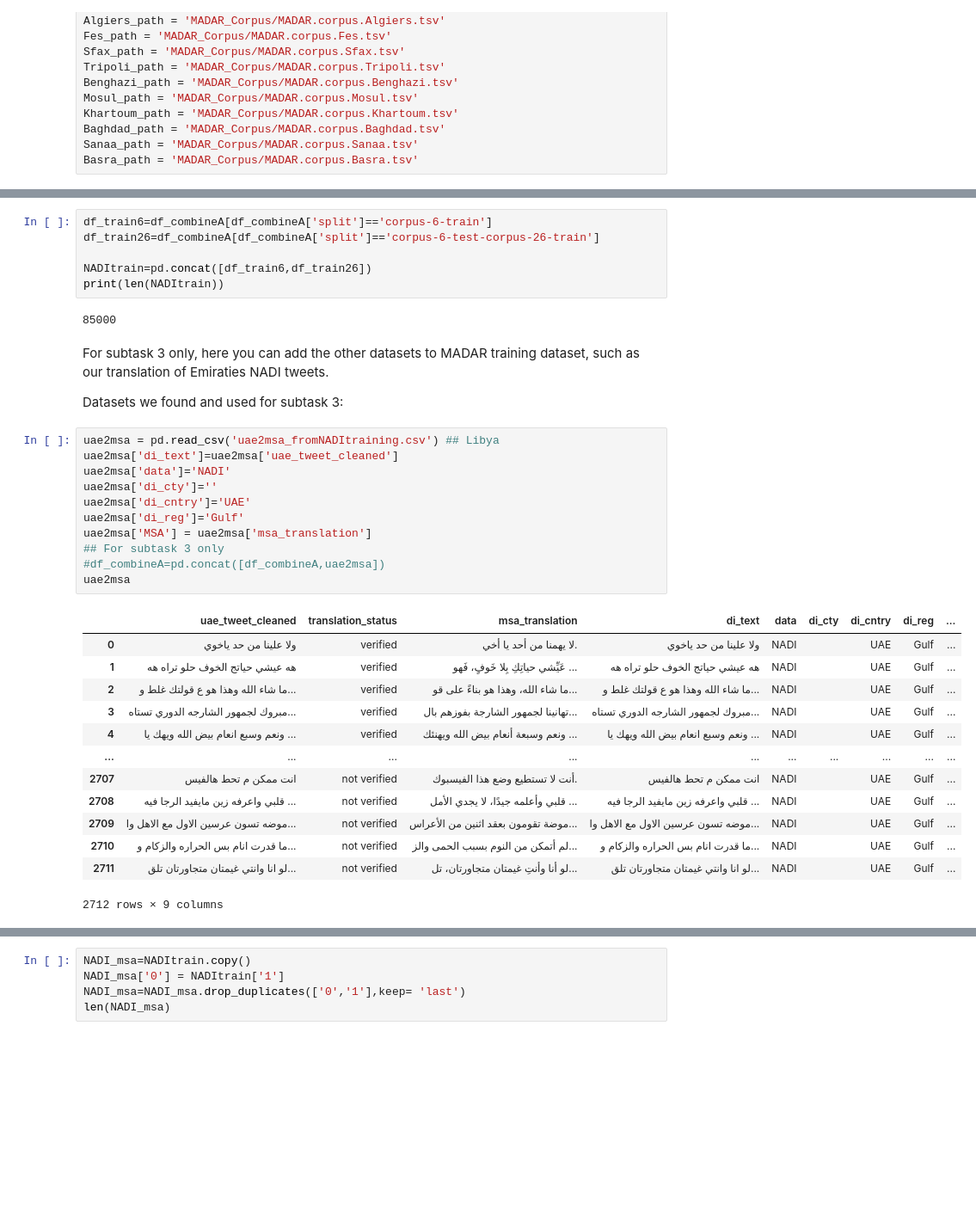
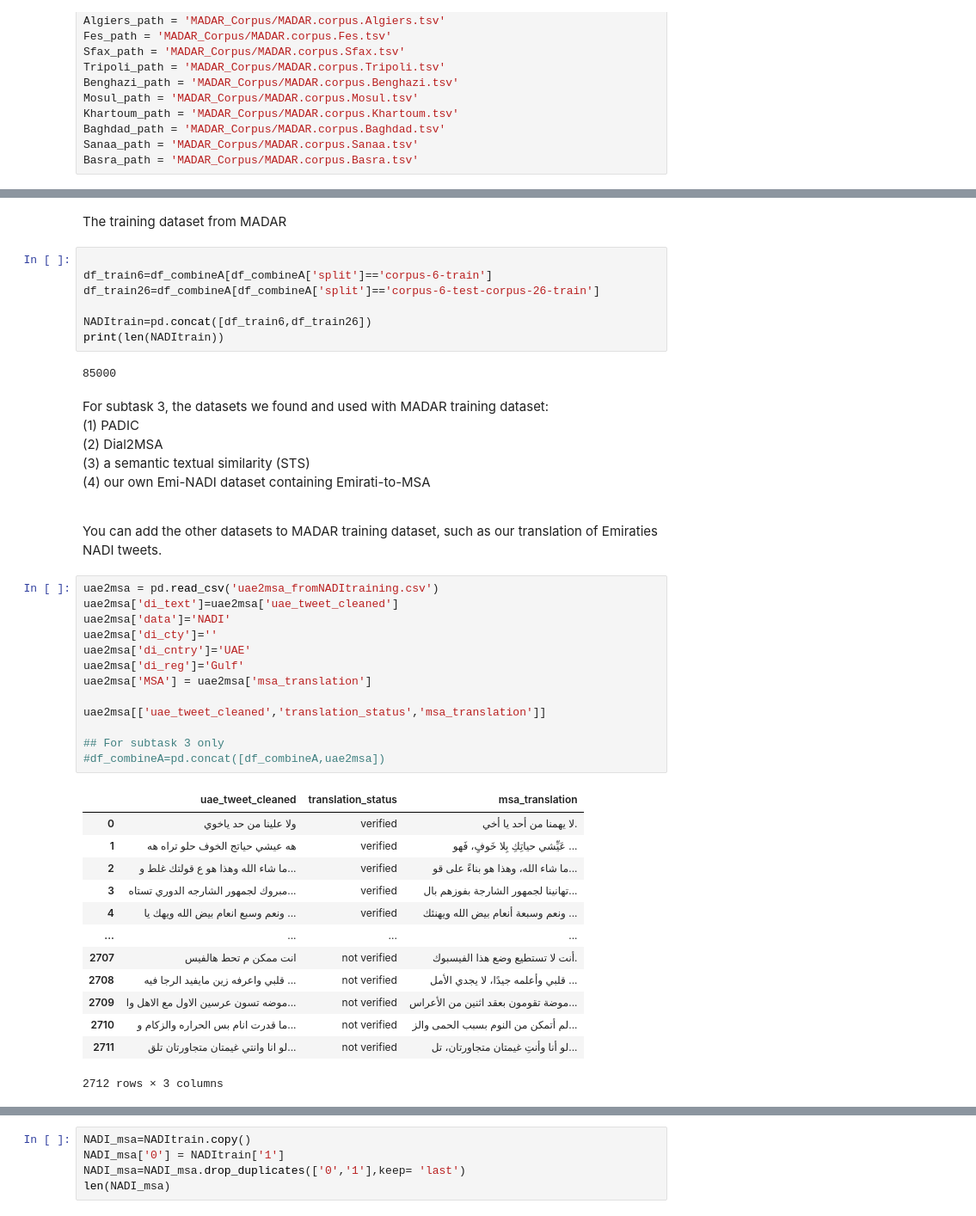
Before and after one commit to khered20/UniManc_NADI2023_ArabicDialectToMSA_MT, a Jupyter notebook: DataPreparation.ipynb, the cells around one changed output, grey strips where cells are left out. Shown at 86% size. Saved outputs shown, nothing was run; the diff lists cells and outputs as text; blank space fills up the shorter version.

```diff
--- a/DataPreparation.ipynb
+++ b/DataPreparation.ipynb
@@ -314,7 +314,10 @@ df_combineA=pd.concat([df_combineA,M_Sanaa])
 print(len(df_combineA))
 # %% [output]
 100000
+# %% [markdown]
+The training dataset from MADAR
 # %%
+
 df_train6=df_combineA[df_combineA['split']=='corpus-6-train']
 df_train26=df_combineA[df_combineA['split']=='corpus-6-test-corpus-26-train']
 
@@ -323,34 +326,40 @@ print(len(NADItrain))
 # %% [output]
 85000
 # %% [markdown]
-For subtask 3 only, here you can add the other datasets to MADAR training dataset, such as our translation of Emiraties NADI tweets.
+For subtask 3, the datasets we found and used with MADAR training dataset:
+<br>(1) PADIC
+<br>(2) Dial2MSA
+<br>(3) a semantic textual similarity (STS)
+<br>(4) our own Emi-NADI dataset containing Emirati-to-MSA
 
-Datasets we found and used for subtask 3:
+<br>You can add the other datasets to MADAR training dataset, such as our translation of Emiraties NADI tweets.
 # %%
-uae2msa = pd.read_csv('uae2msa_fromNADItraining.csv') ## Libya
+uae2msa = pd.read_csv('uae2msa_fromNADItraining.csv')
 uae2msa['di_text']=uae2msa['uae_tweet_cleaned']
 uae2msa['data']='NADI'
 uae2msa['di_cty']=''
 uae2msa['di_cntry']='UAE'
 uae2msa['di_reg']='Gulf'
 uae2msa['MSA'] = uae2msa['msa_translation']
+
+uae2msa[['uae_tweet_cleaned','translation_status','msa_translation']]
+
 ## For subtask 3 only
 #df_combineA=pd.concat([df_combineA,uae2msa])
-uae2msa
 # %% [output]
-|  | uae_tweet_cleaned | translation_status | msa_translation | di_text | data | di_cty | di_cntry | di_reg | ... |
-| 0 | ولا علينا من حد ياخوي | verified | لا يهمنا من أحد يا أخي. | ولا علينا من حد ياخوي | NADI |  | UAE | Gulf | ... |
-| 1 | هه عيشي حياتج الخوف حلو تراه هه | verified | عَيِّشي حياتِكِ بِلا خَوفٍ، فَهو ... | هه عيشي حياتج الخوف حلو تراه هه | NADI |  | UAE | Gulf | ... |
-| 2 | ما شاء الله وهذا هو ع قولتك غلط و... | verified | ما شاء الله، وهذا هو بناءً على قو... | ما شاء الله وهذا هو ع قولتك غلط و... | NADI |  | UAE | Gulf | ... |
-| 3 | مبروك لجمهور الشارجه الدوري تستاه... | verified | تهانينا لجمهور الشارجة بفوزهم بال... | مبروك لجمهور الشارجه الدوري تستاه... | NADI |  | UAE | Gulf | ... |
-| 4 | ونعم وسبع انعام بيض الله ويهك يا ... | verified | ونعم وسبعة أنعام بيض الله ويهنئك ... | ونعم وسبع انعام بيض الله ويهك يا ... | NADI |  | UAE | Gulf | ... |
-| ... | ... | ... | ... | ... | ... | ... | ... | ... | ... |
-| 2707 | انت ممكن م تحط هالفيس | not verified | أنت لا تستطيع وضع هذا الفيسبوك. | انت ممكن م تحط هالفيس | NADI |  | UAE | Gulf | ... |
-| 2708 | قلبي واعرفه زين مايفيد الرجا فيه ... | not verified | قلبي وأعلمه جيدًا، لا يجدي الأمل ... | قلبي واعرفه زين مايفيد الرجا فيه ... | NADI |  | UAE | Gulf | ... |
-| 2709 | موضه تسون عرسين الاول مع الاهل وا... | not verified | موضة تقومون بعقد اثنين من الأعراس... | موضه تسون عرسين الاول مع الاهل وا... | NADI |  | UAE | Gulf | ... |
-| 2710 | ما قدرت انام بس الحراره والزكام و... | not verified | لم أتمكن من النوم بسبب الحمى والز... | ما قدرت انام بس الحراره والزكام و... | NADI |  | UAE | Gulf | ... |
-| 2711 | لو انا وانتي غيمتان متجاورتان تلق... | not verified | لو أنا وأنتِ غيمتان متجاورتان، تل... | لو انا وانتي غيمتان متجاورتان تلق... | NADI |  | UAE | Gulf | ... |
+|  | uae_tweet_cleaned | translation_status | msa_translation |
+| 0 | ولا علينا من حد ياخوي | verified | لا يهمنا من أحد يا أخي. |
+| 1 | هه عيشي حياتج الخوف حلو تراه هه | verified | عَيِّشي حياتِكِ بِلا خَوفٍ، فَهو ... |
+| 2 | ما شاء الله وهذا هو ع قولتك غلط و... | verified | ما شاء الله، وهذا هو بناءً على قو... |
+| 3 | مبروك لجمهور الشارجه الدوري تستاه... | verified | تهانينا لجمهور الشارجة بفوزهم بال... |
+| 4 | ونعم وسبع انعام بيض الله ويهك يا ... | verified | ونعم وسبعة أنعام بيض الله ويهنئك ... |
+| ... | ... | ... | ... |
+| 2707 | انت ممكن م تحط هالفيس | not verified | أنت لا تستطيع وضع هذا الفيسبوك. |
+| 2708 | قلبي واعرفه زين مايفيد الرجا فيه ... | not verified | قلبي وأعلمه جيدًا، لا يجدي الأمل ... |
+| 2709 | موضه تسون عرسين الاول مع الاهل وا... | not verified | موضة تقومون بعقد اثنين من الأعراس... |
+| 2710 | ما قدرت انام بس الحراره والزكام و... | not verified | لم أتمكن من النوم بسبب الحمى والز... |
+| 2711 | لو انا وانتي غيمتان متجاورتان تلق... | not verified | لو أنا وأنتِ غيمتان متجاورتان، تل... |
-2712 rows × 9 columns
+2712 rows × 3 columns
 # %%
 NADItrain['1'] = NADItrain['MSA']
 NADItrain['0'] = NADItrain['di_text']
```
Also changed, not shown: parts of 16 cells of this notebook.
